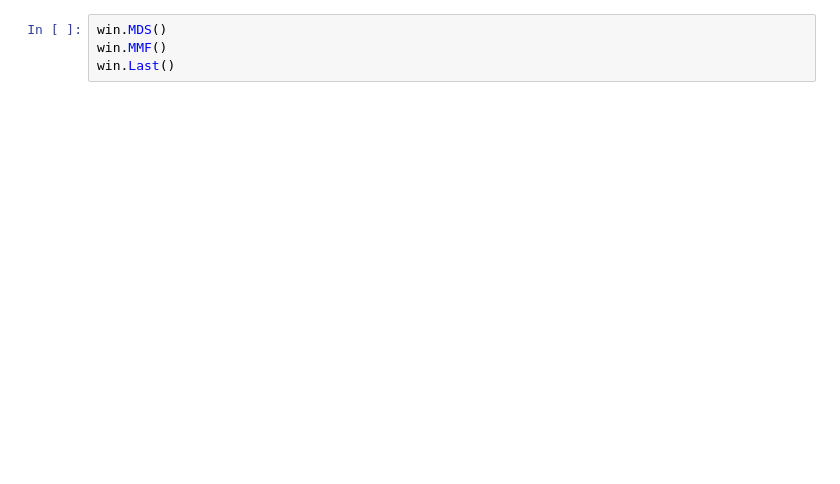
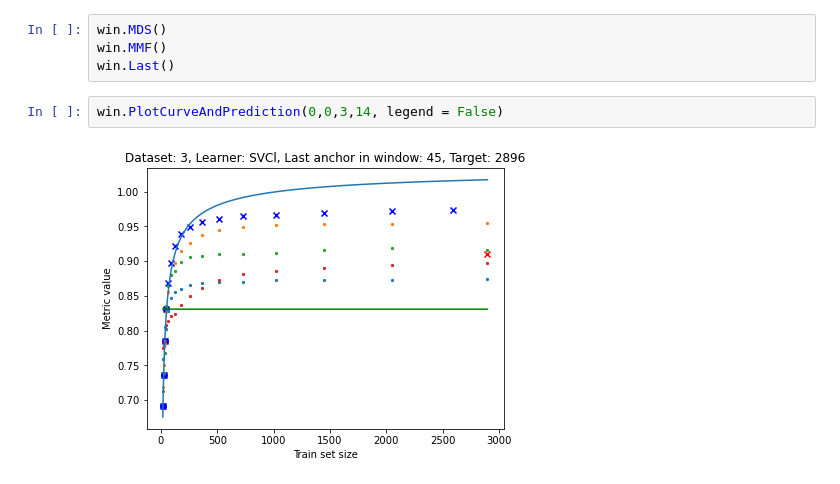
Before and after one commit to quantagenmtg/AMLthesis, a Jupyter notebook: Test.ipynb, the cells around one changed output. Drawn from its saved outputs; the diff is of its cells as text; blank space fills up the shorter version.

```diff
--- a/Test.ipynb
+++ b/Test.ipynb
@@ -24,4 +23,8 @@ win.set_points([16,   23,   32,   45,   64,   91,  128,  181,  256,  362,  512,
 win.MDS()
 win.MMF()
 win.Last()
+# %%
+win.PlotCurveAndPrediction(0,0,3,14, legend = False)
+# %% [output]
+[figure, added]
 # %%
```
Also changed, not shown: parts of 5 cells of this notebook, 7 other files.
